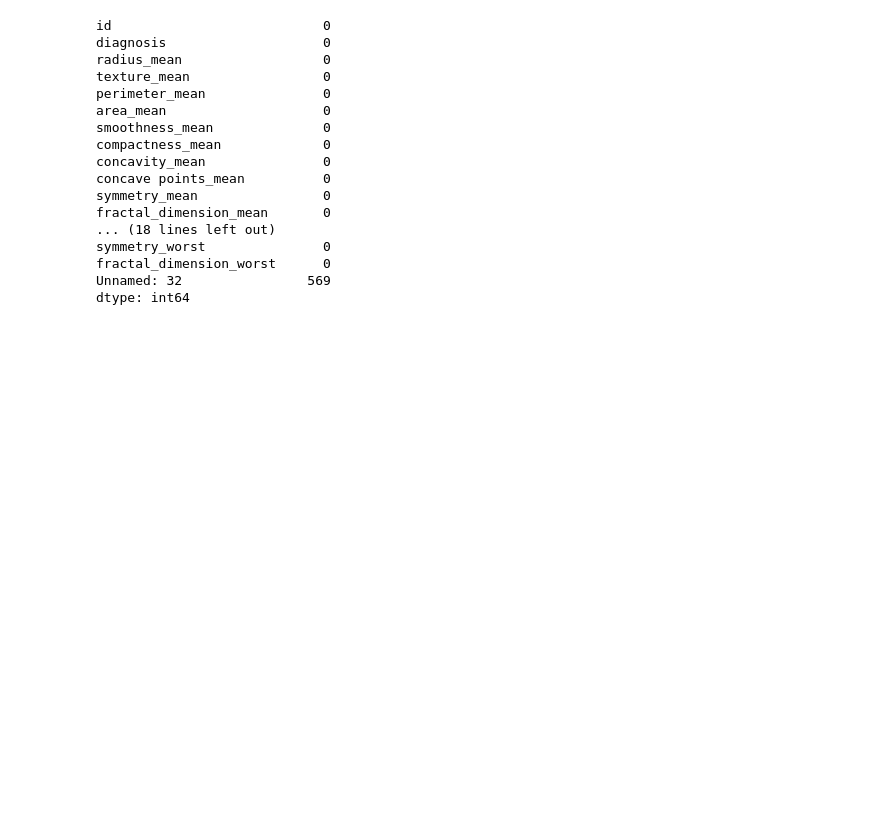
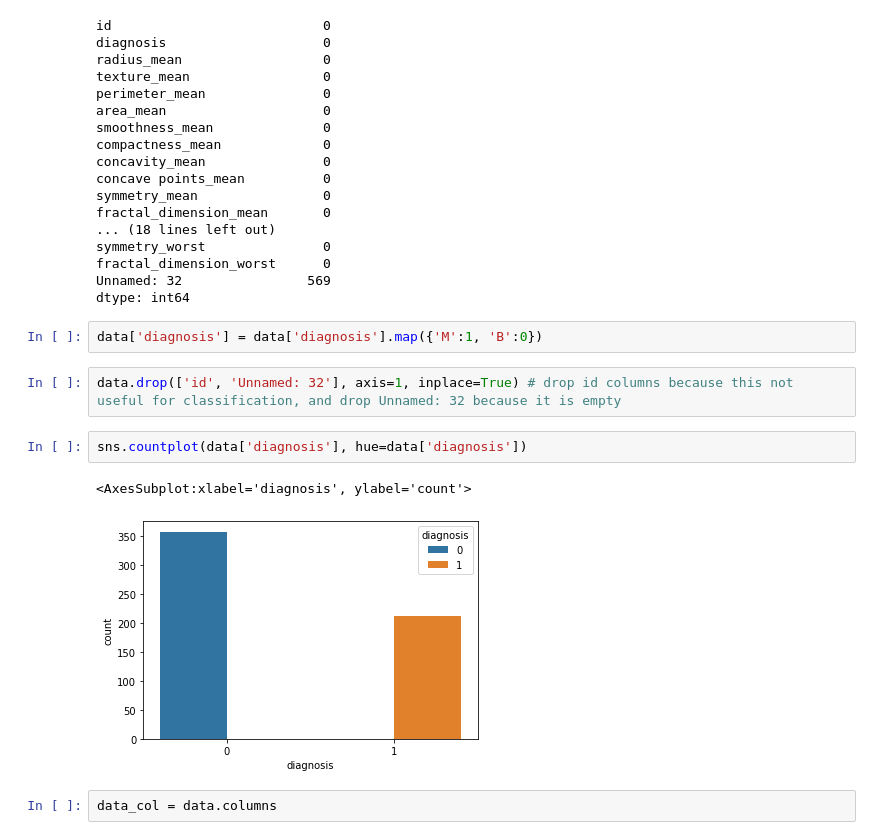
Before and after one commit to ismailucrn/Breast-Cancer-Detection, a Jupyter notebook: breast_cancer_detection.ipynb, the cells around one changed output. Saved outputs shown, nothing was run; the diff lists cells and outputs as text; blank space fills up the shorter version.

```diff
--- a/breast_cancer_detection.ipynb
+++ b/breast_cancer_detection.ipynb
@@ -75,3 +75,14 @@ symmetry_worst               0
 fractal_dimension_worst      0
 Unnamed: 32                569
 dtype: int64
+# %%
+data['diagnosis'] = data['diagnosis'].map({'M':1, 'B':0})
+# %%
+data.drop(['id', 'Unnamed: 32'], axis=1, inplace=True) # drop id columns because this not useful for classification, and drop Unnamed: 32 because it is empty
+# %%
+sns.countplot(data['diagnosis'], hue=data['diagnosis'])
+# %% [output]
+<AxesSubplot:xlabel='diagnosis', ylabel='count'>
+[figure, added]
+# %%
+data_col = data.columns
```
Also changed, not shown: parts of 3 cells of this notebook.
